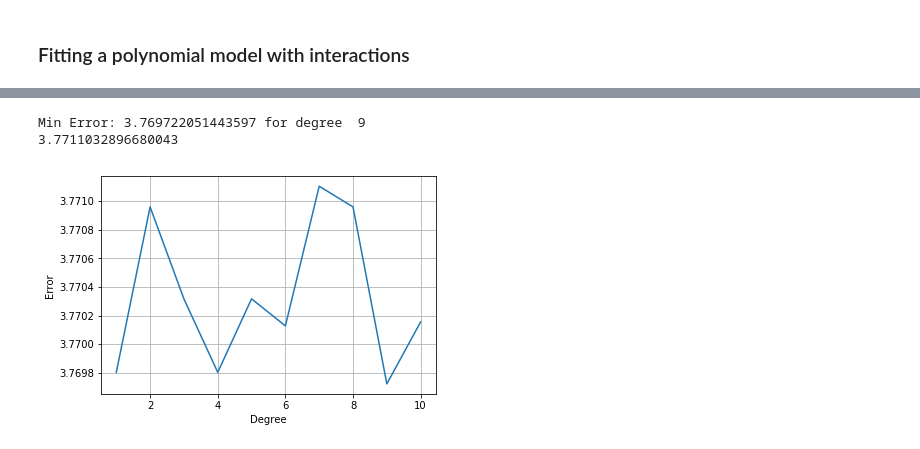
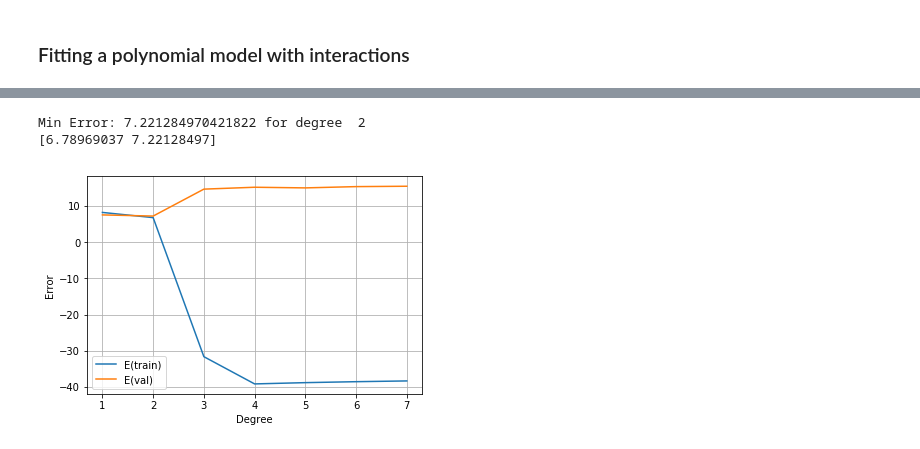
Before and after one commit to erickgrm/machine-learning, a Jupyter notebook: tareas/tarea3/problema1_t2.ipynb, the cells around one changed output, grey strips where cells are left out. Saved outputs shown, nothing was run; the diff lists cells and outputs as text; code cells hidden in the pictures.

```diff
--- a/tareas/tarea3/problema1_t2.ipynb
+++ b/tareas/tarea3/problema1_t2.ipynb
@@ -94,13 +136,27 @@ Min Error: 7.9935581984373645 for degree  5
 ### Fitting a polynomial model with interactions
 # %%
 from sklearn.preprocessing import PolynomialFeatures
-
-poly = PolynomialFeatures(3)
-pX = poly.fit_transform(data.values[0:,:-1])
-# %%
-results = np.zeros(10)
-for d in range(0,10):
-    s = 0.0
-    dmodel = linear_model.LinearRegression()
-    dmodel.fit(pX,y, d + 1)
-    results[d] = cr.sqerror(dmodel.predict(pX),y)
+# %%
+dmodel = linear_model.LinearRegression(fit_intercept = False)#, normalize = True)
+
+y = data.values[0:,-1]
+results = np.zeros(shape=(7,2))
+for d in range(0,7):
+    poly = PolynomialFeatures(d+1)
+    pX = poly.fit_transform(data.values[0:,:-1])
+    print(len(pX),len(pX[0]))
+    dmodel.fit(pX,y)
+
+    # Evaluation by cross-validation, k = 10
+    a = cvk(dmodel, np.column_stack((pX,y)), 10)
+
+    results[d][0] = a[0:,0].mean()
+    results[d][1] = a[0:,1].mean()
+    print(results[d][0],results[d][1])
+
+    #results[d] = cr.sqerror(dmodel.predict(pX),y)
+
+    # Evaluation by cross-validation, k = 10
+    #results[d] = cvk(dmodel, d + 1, 10).mean()
+    # Evaluation by simple error on training set
+    #results[d] = cr.sqerror(dmodel.predict(X),y)
@@ -107,13 +178,16 @@ for d in range(0,10):
 # %%
-# Minimum error and degree among 1,...,39 that ensures it
-print("Min Error:", np.min(results), "for degree ", np.argmin(results) + 1)
-print(results[6])
-plt.plot(np.arange(1,11), results)
+# Minimum error and degree among 1,...,8 that ensures it
+print("Min Error:", np.min(results[0:,1]), "for degree ", np.argmin(results[0:,1]) + 1)
+print(results[1])
+#plt.plot(np.arange(1,7), results)
+plt.plot(np.arange(1,8), results[0:,0], label = "E(train)")
+plt.plot(np.arange(1,8), results[0:,1], label = "E(val)")
+plt.legend()
 plt.grid(True)
 plt.ylabel("Error")
 plt.xlabel("Degree")
 plt.show()
 # %% [output]
-Min Error: 3.769722051443597 for degree  9
-3.7711032896680043
+Min Error: 7.221284970421822 for degree  2
+[6.78969037 7.22128497]
-[figure, old version]
+[figure, new version]
```
Also changed, not shown: parts of 6 cells of this notebook, 1 other file.
